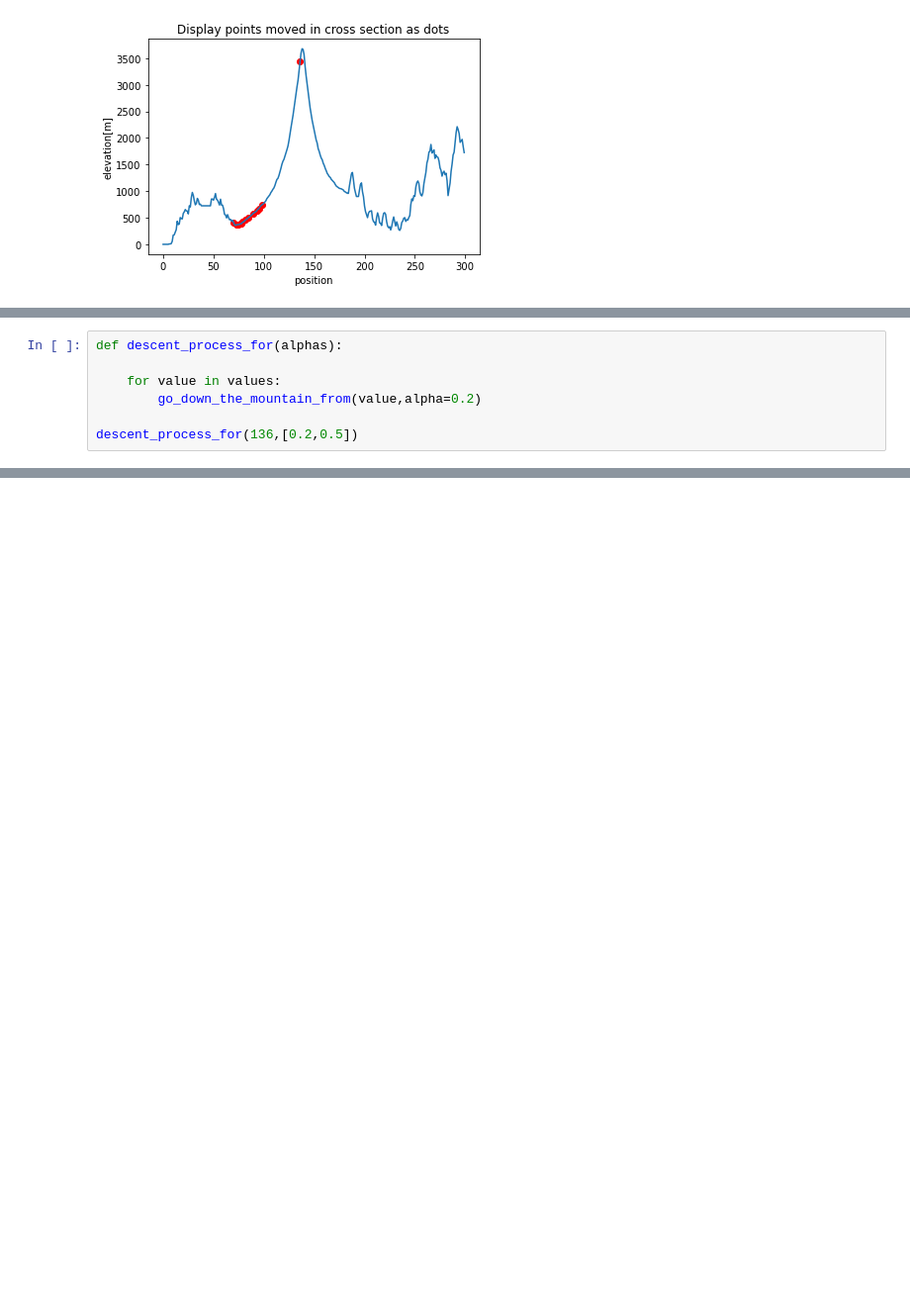
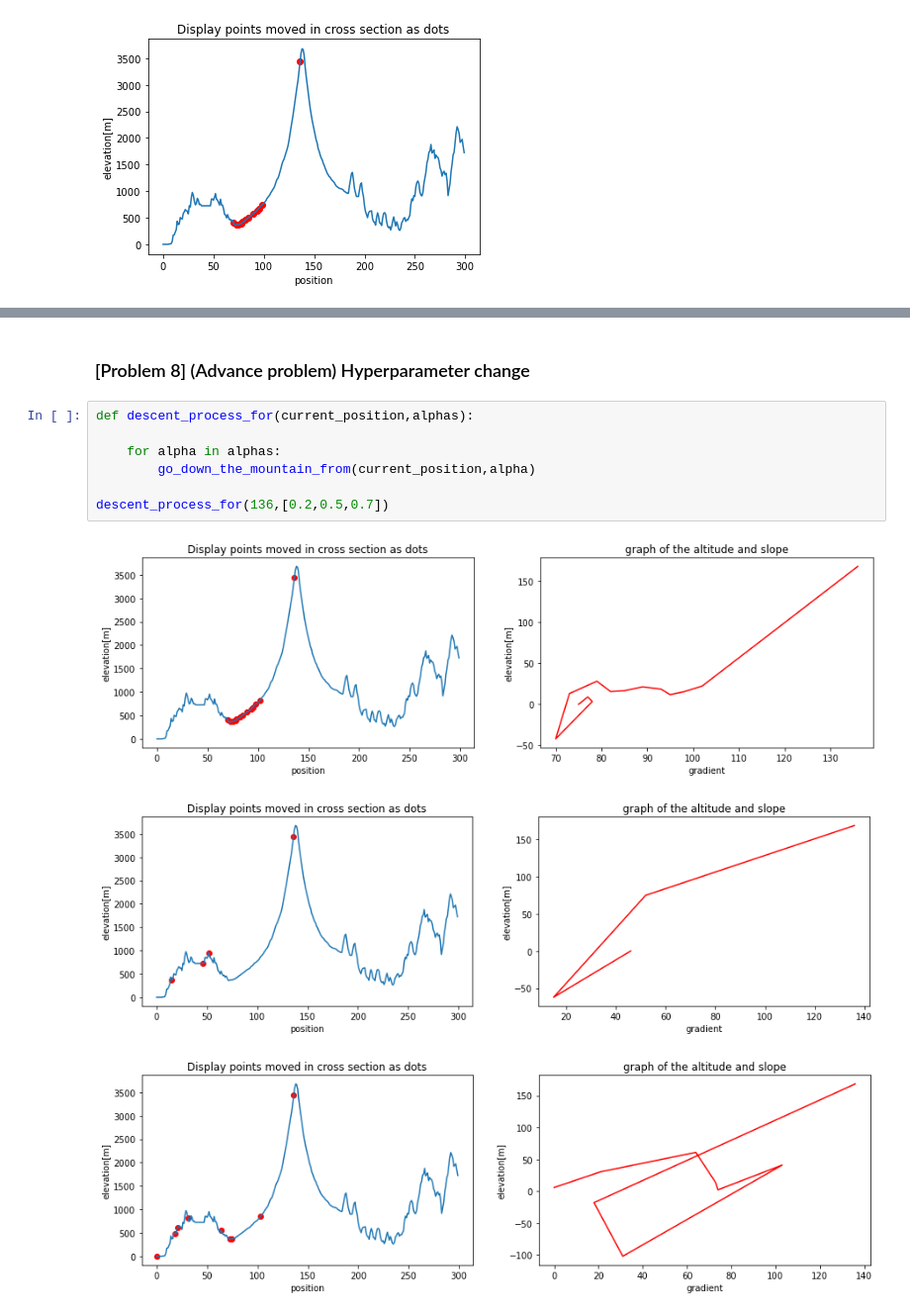
Before and after one commit to Baroka-wp/dive_ML, a Jupyter notebook: Fuji Shimoyama problem.ipynb, the cells around one changed output, grey strips where cells are left out. Shown: that part at 99% size. Drawn from its saved outputs; the diff is of its cells as text; blank space fills up the shorter version.

Commit message:
problem 8- fix an issues

```diff
--- a/Fuji Shimoyama problem.ipynb
+++ b/Fuji Shimoyama problem.ipynb
@@ -185,7 +108,0 @@ descent_process_for_each([136,142],alpha=0.2)
-# %%
-def descent_process_for(alphas):
-
-    for value in values:
-        go_down_the_mountain_from(value,alpha=0.2)
-
-descent_process_for(136,[0.2,0.5])
@@ -193,0 +183,13 @@ TypeError: descent_process_for() takes 1 positional argument but 2 were given
+# %% [markdown]
+### [Problem 8] (Advance problem) Hyperparameter change
+# %%
+def descent_process_for(current_position,alphas):
+
+    for alpha in alphas:
+        go_down_the_mountain_from(current_position,alpha)
+
+descent_process_for(136,[0.2,0.5,0.7])
+# %% [output]
+[figure, added]
+[figure, added]
+[figure, added]
```
Also changed, not shown: parts of 12 cells of this notebook.
